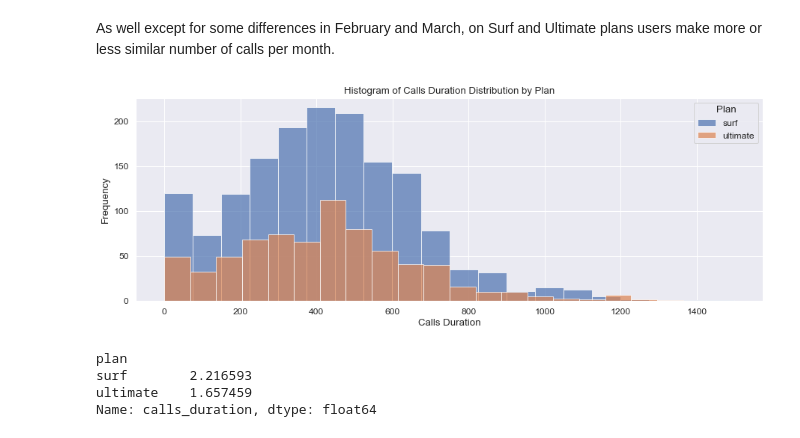
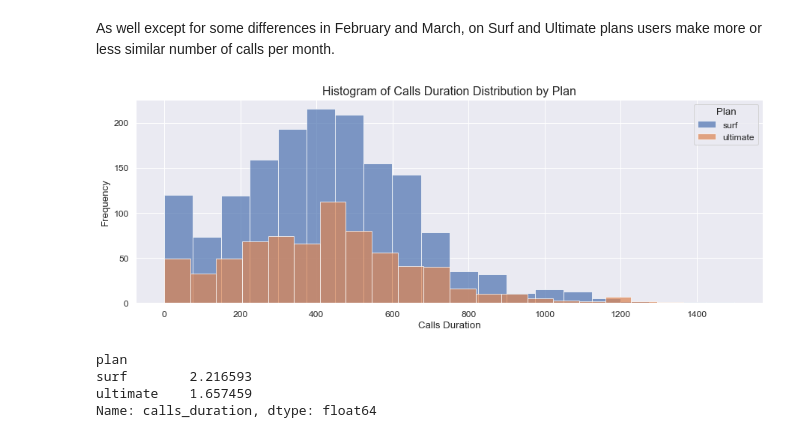
Before and after one commit to Sasha-Fridman/TripleTen-ex.-Practicum-Bootcamp-Projects, a Jupyter notebook: 3. Telecom Operator Plans Revenue Evaluation/3. Statistical Data Analysis.ipynb, the cells around one changed output. Saved outputs shown, nothing was run; the diff lists cells and outputs as text; code cells hidden in the pictures.

```diff
--- a/3. Telecom Operator Plans Revenue Evaluation/3. Statistical Data Analysis.ipynb
+++ b/3. Telecom Operator Plans Revenue Evaluation/3. Statistical Data Analysis.ipynb
@@ -1349,13 +1350,13 @@ As well except for some differences in February and March, on Surf and Ultimate
 # %%
 # let's check calls distributions on both plans
 df_total_plans.groupby('plan')['calls_duration'].hist(bins=20,alpha = 0.7, legend=True, figsize=(15,5))
 
 plt.xlabel('Calls Duration')
 plt.ylabel('Frequency')
-plt.title('Histogram of Calls Duration Distribution by Plan')
+plt.title('Histogram of Calls Duration Distribution by Plan', fontsize=16)
 plt.legend(title='Plan');
 # %% [output]
-[figure, old version]
+[figure, new version]
 # %%
 # checking share of zeros in duration
 (df_total_plans.query('calls_duration==0').groupby(by = 'plan')['calls_duration'].count()
```
Also changed, not shown: parts of 4 cells of this notebook.
